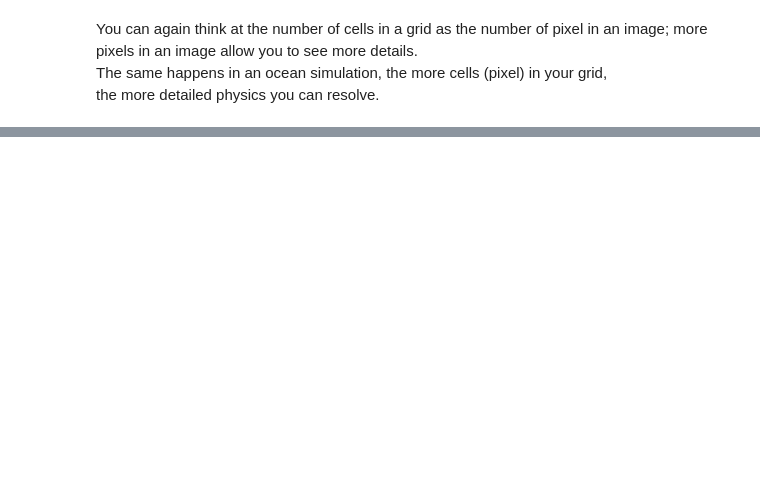
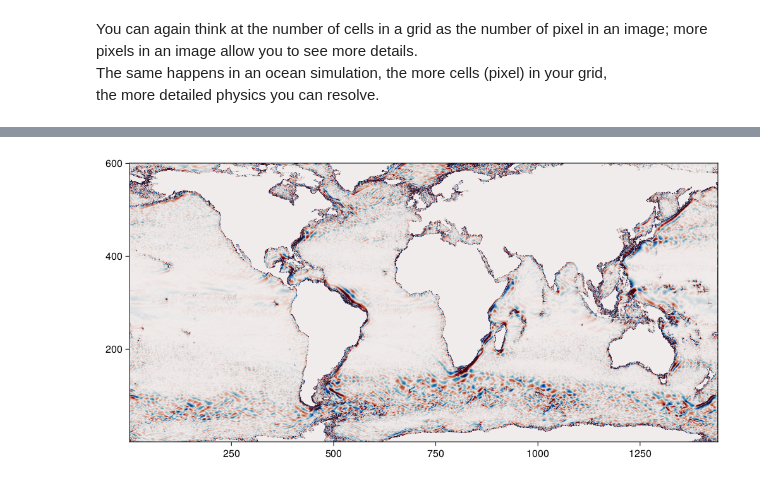
Before and after one commit to coessing/coessing2022-hub, a Jupyter notebook: julia-ocean-model/01_build_a_discrete_ocean.ipynb, the cells around one changed output, grey strips where cells are left out. Drawn from its saved outputs; the diff is of its cells as text; code cells hidden in the pictures; blank space fills up the shorter version.

```diff
--- a/julia-ocean-model/01_build_a_discrete_ocean.ipynb
+++ b/julia-ocean-model/01_build_a_discrete_ocean.ipynb
@@ -186,0 +326,13 @@ the bathymetry data is (1440 x 600) so the maximum resolution allowable is `Nx =
+# %%
+S = Field(∂x(U))
+compute!(S)
+
+s = interior(S)
+
+fig = Figure(resolution = (1000, 500))
+ax  = Axis(fig[1, 1])
+heatmap!(ax, s[:, :, 1], colorrange = (-2e-6, 2e-6), colormap = :balance)
+
+current_figure()
+# %% [output]
+[figure, added]
```
Also changed, not shown: parts of 26 cells of this notebook, 2 other files.
